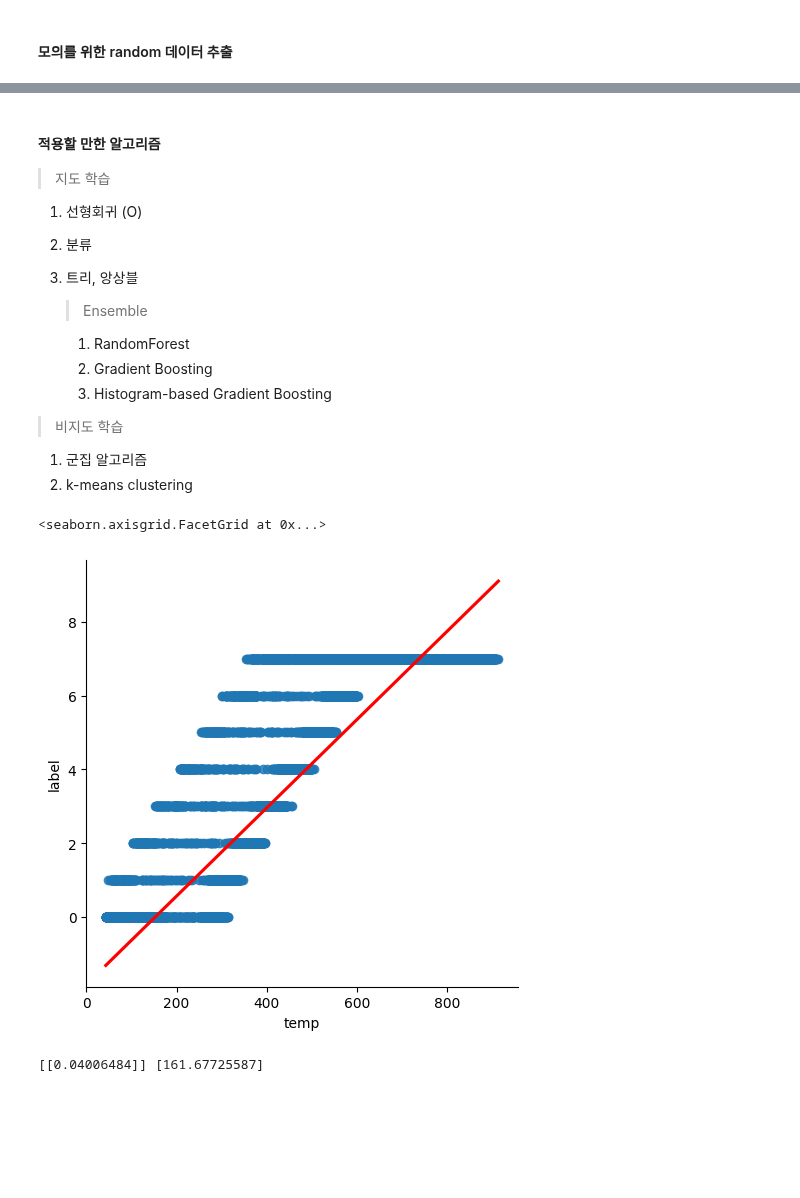
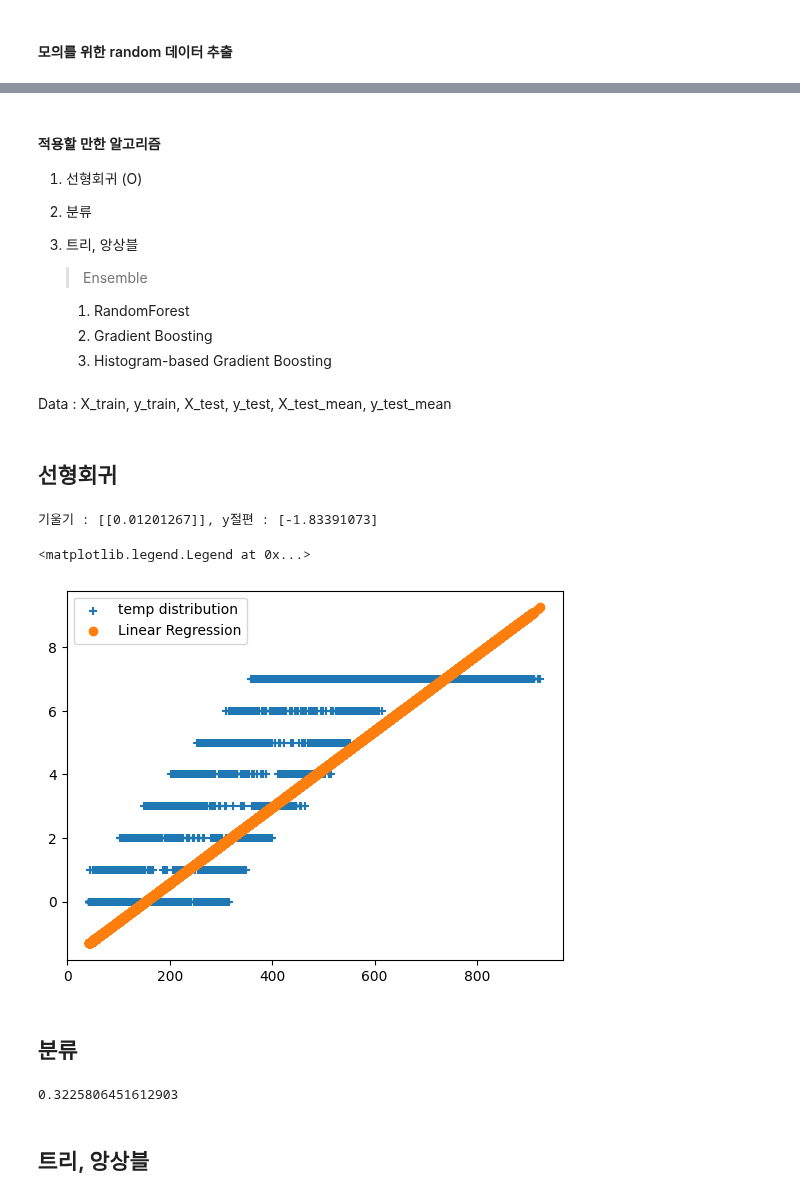
Before and after one commit to ksh914/hanhwa, a Jupyter notebook: data.ipynb, the cells around one changed output, grey strips where cells are left out. Saved outputs shown, nothing was run; the diff lists cells and outputs as text; code cells hidden in the pictures; blank space fills up the shorter version.

```diff
--- a/data.ipynb
+++ b/data.ipynb
@@ -315,6 +276,5 @@ df
 # %% [markdown]
 #### 적용할 만한 알고리즘
-> 지도 학습
 1. 선형회귀 (O)
 2. 분류
 3. 트리, 앙상블
@@ -323,20 +283,45 @@ df
     1. RandomForest
     2. Gradient Boosting
     3. Histogram-based Gradient Boosting
-> 비지도 학습
-1. 군집 알고리즘
-2. k-means clustering
-# %%
-sns.lmplot(x = 'temp', y = 'label', data = df, line_kws = {'color':'red'})
-# %% [output]
-<seaborn.axisgrid.FacetGrid at 0x...>
-[figure, removed]
-# %%
-from sklearn.linear_model import LinearRegression, LogisticRegression
-
-x1 = df['time']
-y1 = df['temp']
-model = LinearRegression()
-model.fit(x1.values.reshape(-1,1), y1.values.reshape(-1,1))
-# %% [output]
-[[0.04006484]] [161.67725587]
+# %%
+X_train = df['temp']
+y_train = df['label']
+X_test = test_df['temp']
+y_test = test_df['label']
+X_test_mean = test_mean_df['temp']
+y_test_mean = test_mean_df['label']
+random_state = 1996
+# %% [markdown]
+Data : X_train, y_train, X_test, y_test, X_test_mean, y_test_mean
+# %% [markdown]
+## 선형회귀
+# %%
+from sklearn.linear_model import LinearRegression
+
+model_lir = LinearRegression()
+model_lir.fit(X_train.values.reshape(-1,1), y_train.values.reshape(-1,1))
+lir_predict = model_lir.predict(X_train.values.reshape(-1,1))
+
+print("기울기 : {}, y절편 : {}".format(model_lir.coef_, model_lir.intercept_))
+
+
+plt.scatter(X_train.values.reshape(-1,1), y_train.values.reshape(-1,1), marker = '+')
+plt.scatter(X_train.values.reshape(-1,1), lir_predict, marker = 'o')
+plt.legend(['temp distribution','Linear Regression'])
+# %% [output]
+기울기 : [[0.01201267]], y절편 : [-1.83391073]
+<matplotlib.legend.Legend at 0x...>
+[figure, added]
+# %% [markdown]
+## 분류
+# %%
+from sklearn.tree import DecisionTreeClassifier
+
+dt = DecisionTreeClassifier(random_state = random_state)
+dt.fit(X_train.values.reshape(-1,1), y_train.values.reshape(-1,1))
+y_pred = dt.predict(X_test.values.reshape(-1,1))
+print(accuracy_score(y_test.values.reshape(-1,1), y_pred))
+# %% [output]
+0.3225806451612903
+# %% [markdown]
+## 트리, 앙상블
```
Also changed, not shown: parts of 30 cells of this notebook.
